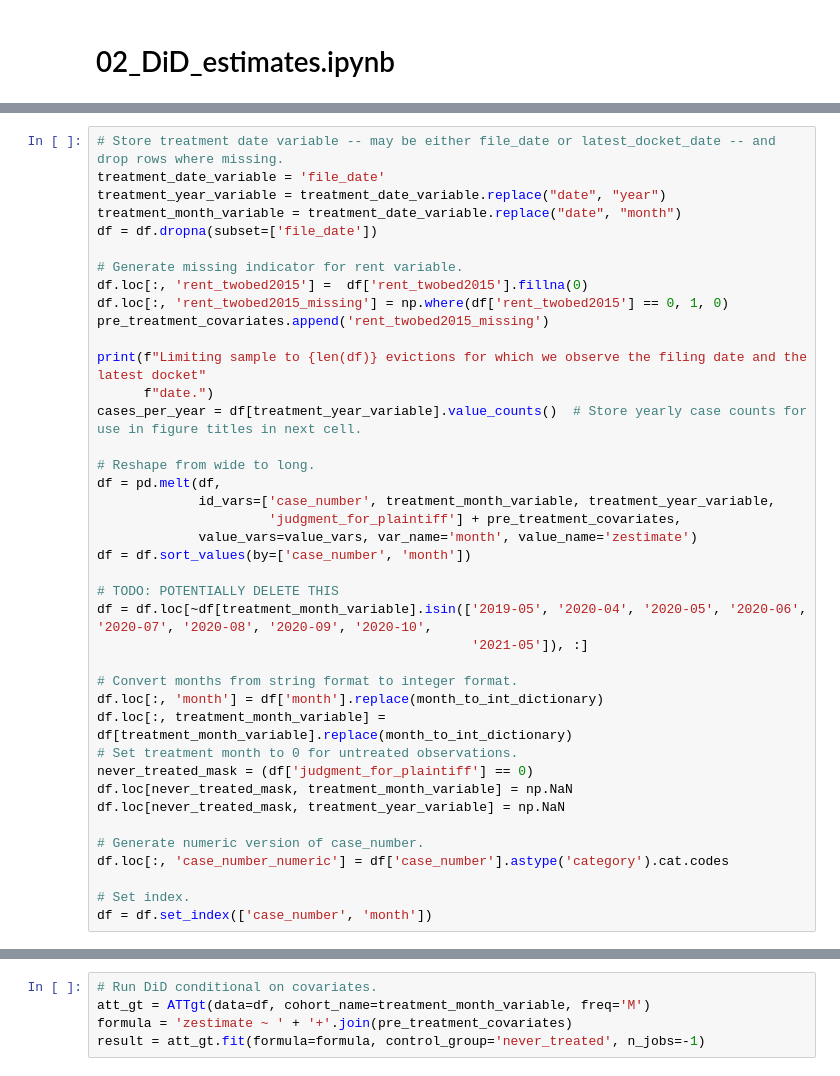
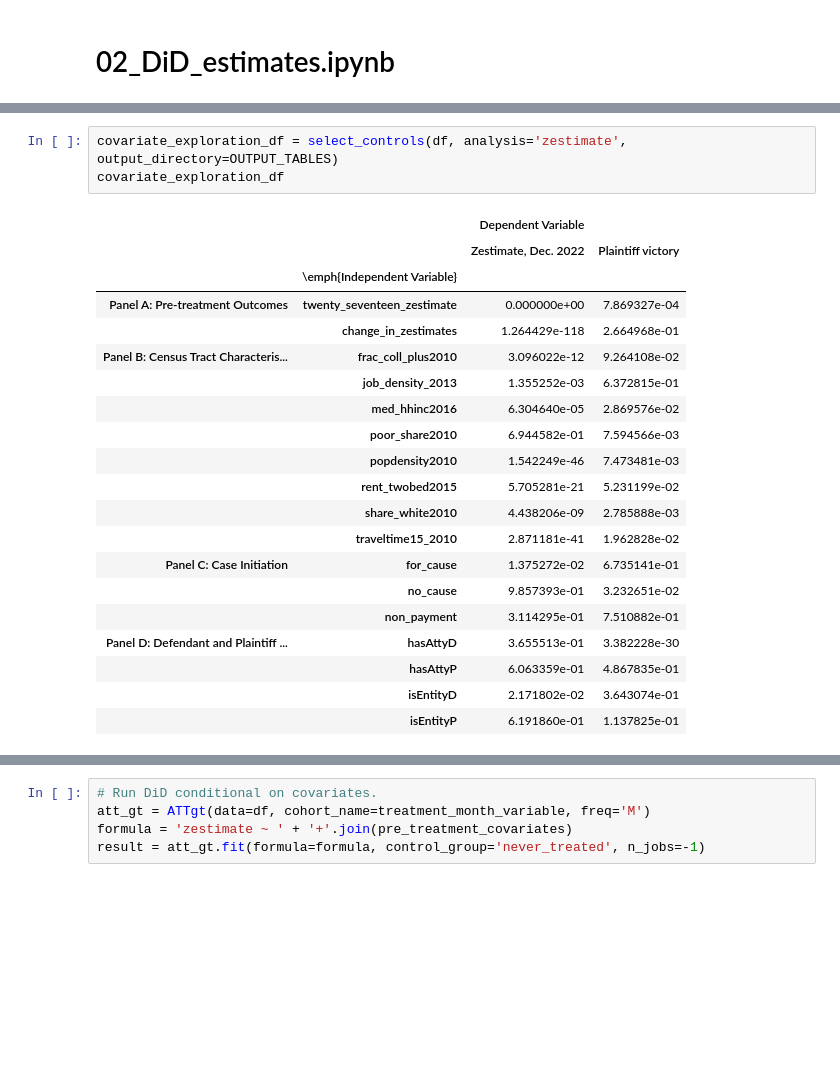
Before and after one commit to arjun-shanmugam/seniorthesis, a Jupyter notebook: src/02_analysis/02_DiD_property_estimates.ipynb, the cells around one changed output, grey strips where cells are left out. Saved outputs shown, nothing was run; the diff lists cells and outputs as text; blank space fills up the shorter version.

```diff
--- a/src/02_analysis/02_DiD_property_estimates.ipynb
+++ b/src/02_analysis/02_DiD_property_estimates.ipynb
@@ -207,40 +33,0 @@ balance_table
-# %%
-# Store treatment date variable -- may be either file_date or latest_docket_date -- and drop rows where missing.
-treatment_date_variable = 'file_date'
-treatment_year_variable = treatment_date_variable.replace("date", "year")
-treatment_month_variable = treatment_date_variable.replace("date", "month")
-df = df.dropna(subset=['file_date'])
-
-# Generate missing indicator for rent variable.
-df.loc[:, 'rent_twobed2015'] =  df['rent_twobed2015'].fillna(0)
-df.loc[:, 'rent_twobed2015_missing'] = np.where(df['rent_twobed2015'] == 0, 1, 0)
-pre_treatment_covariates.append('rent_twobed2015_missing')
-
-print(f"Limiting sample to {len(df)} evictions for which we observe the filing date and the latest docket"
-      f"date.")
-cases_per_year = df[treatment_year_variable].value_counts()  # Store yearly case counts for use in figure titles in next cell.
-
-# Reshape from wide to long.
-df = pd.melt(df,
-             id_vars=['case_number', treatment_month_variable, treatment_year_variable,
-                      'judgment_for_plaintiff'] + pre_treatment_covariates,
-             value_vars=value_vars, var_name='month', value_name='zestimate')
-df = df.sort_values(by=['case_number', 'month'])
-
-# TODO: POTENTIALLY DELETE THIS
-df = df.loc[~df[treatment_month_variable].isin(['2019-05', '2020-04', '2020-05', '2020-06', '2020-07', '2020-08', '2020-09', '2020-10',
-                                                '2021-05']), :]
-
-# Convert months from string format to integer format.
-df.loc[:, 'month'] = df['month'].replace(month_to_int_dictionary)
-df.loc[:, treatment_month_variable] = df[treatment_month_variable].replace(month_to_int_dictionary)
-# Set treatment month to 0 for untreated observations.
-never_treated_mask = (df['judgment_for_plaintiff'] == 0)
-df.loc[never_treated_mask, treatment_month_variable] = np.NaN
-df.loc[never_treated_mask, treatment_year_variable] = np.NaN
-
-# Generate numeric version of case_number.
-df.loc[:, 'case_number_numeric'] = df['case_number'].astype('category').cat.codes
-
-# Set index.
-df = df.set_index(['case_number', 'month'])
@@ -319,0 +34,24 @@ figure_utilities.save_figure_and_close(fig, os.path.join(OUTPUT_FIGURES, "trends
+# %%
+covariate_exploration_df = select_controls(df, analysis='zestimate', output_directory=OUTPUT_TABLES)
+covariate_exploration_df
+# %% [output]
+|  |  | Dependent Variable |  |
+|  |  | Zestimate, Dec. 2022 | Plaintiff victory |
+|  | \emph{Independent Variable} |  |  |
+| Panel A: Pre-treatment Outcomes | twenty_seventeen_zestimate | 0.000000e+00 | 7.869327e-04 |
+|  | change_in_zestimates | 1.264429e-118 | 2.664968e-01 |
+| Panel B: Census Tract Characteris... | frac_coll_plus2010 | 3.096022e-12 | 9.264108e-02 |
+|  | job_density_2013 | 1.355252e-03 | 6.372815e-01 |
+|  | med_hhinc2016 | 6.304640e-05 | 2.869576e-02 |
+|  | poor_share2010 | 6.944582e-01 | 7.594566e-03 |
+|  | popdensity2010 | 1.542249e-46 | 7.473481e-03 |
+|  | rent_twobed2015 | 5.705281e-21 | 5.231199e-02 |
+|  | share_white2010 | 4.438206e-09 | 2.785888e-03 |
+|  | traveltime15_2010 | 2.871181e-41 | 1.962828e-02 |
+| Panel C: Case Initiation | for_cause | 1.375272e-02 | 6.735141e-01 |
+|  | no_cause | 9.857393e-01 | 3.232651e-02 |
+|  | non_payment | 3.114295e-01 | 7.510882e-01 |
+| Panel D: Defendant and Plaintiff ... | hasAttyD | 3.655513e-01 | 3.382228e-30 |
+|  | hasAttyP | 6.063359e-01 | 4.867835e-01 |
+|  | isEntityD | 2.171802e-02 | 3.643074e-01 |
+|  | isEntityP | 6.191860e-01 | 1.137825e-01 |
```
Also changed, not shown: parts of 17 cells of this notebook, 23 other files.
